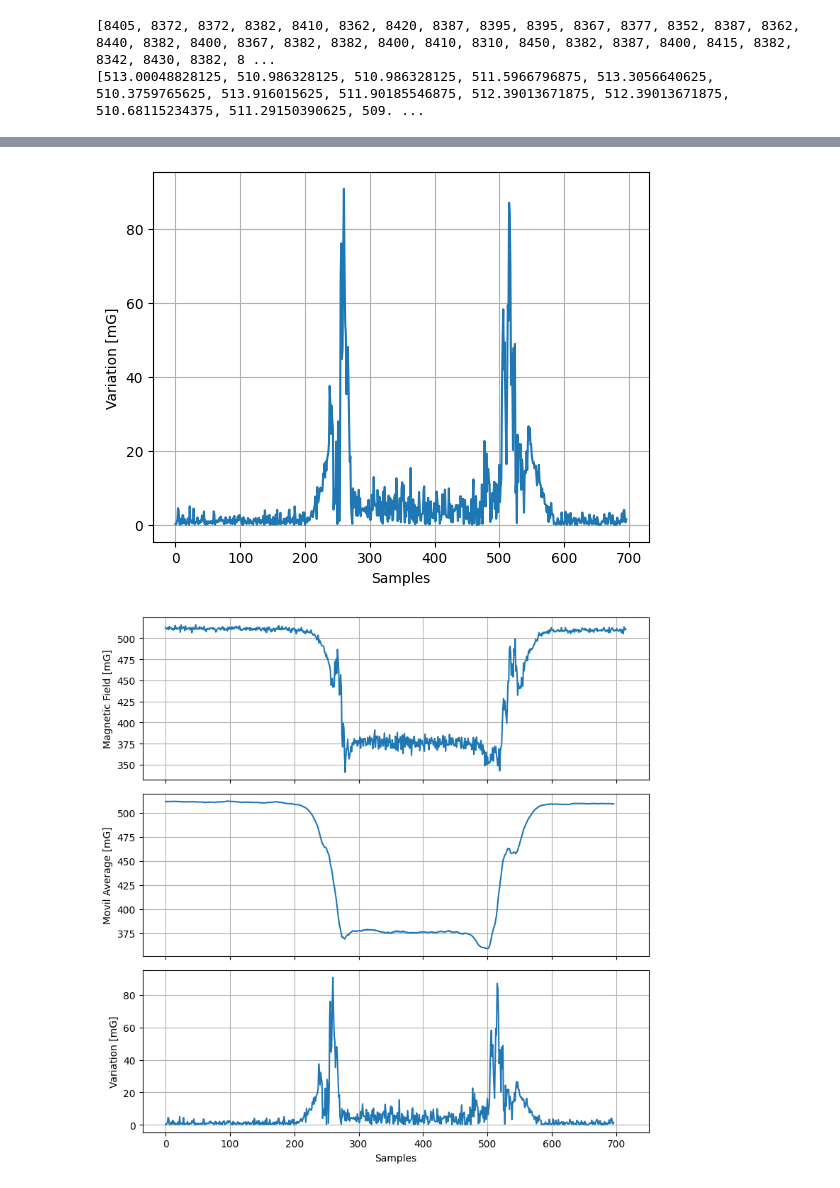
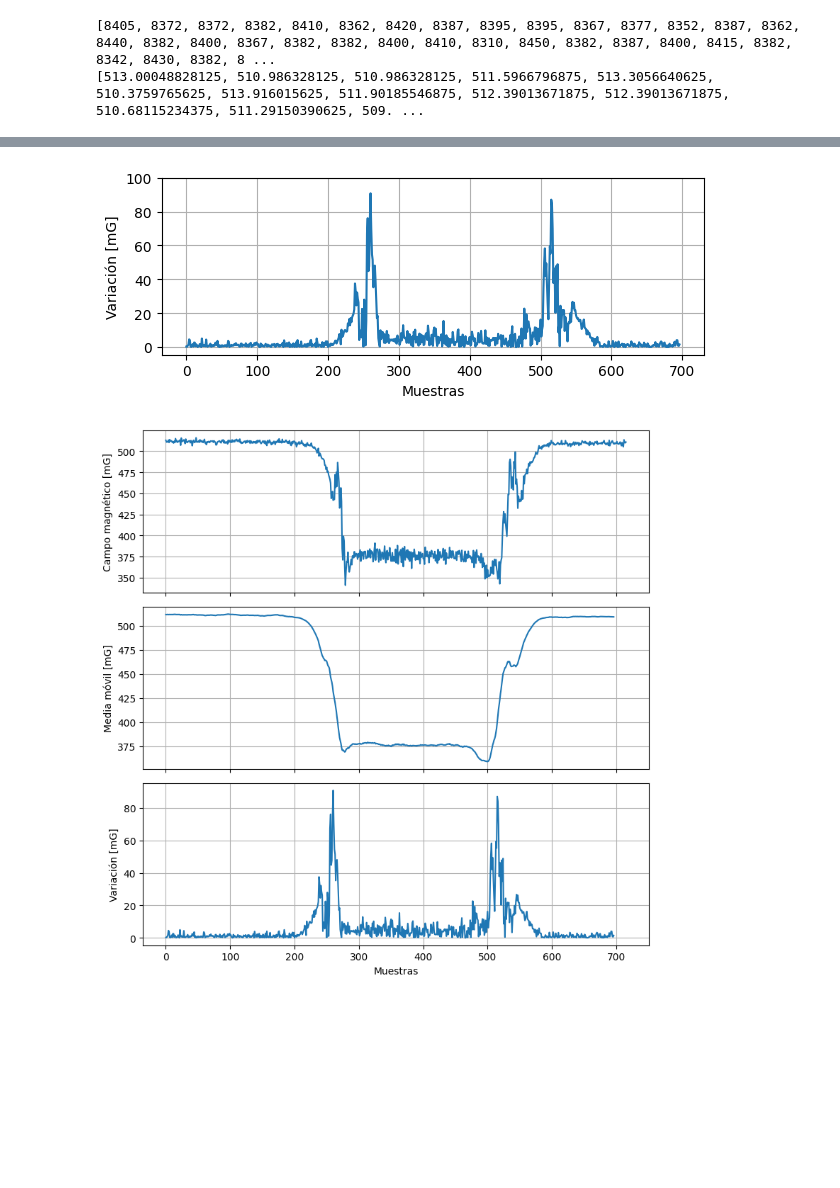
Before and after one commit to dsec-thesis/project_report, a Jupyter notebook: utils/qmc5883l.ipynb, the cells around one changed output, grey strips where cells are left out. Cells and saved outputs as stored; diff of their text form; code cells hidden in the pictures; blank space fills up the shorter version.

```diff
--- a/utils/qmc5883l.ipynb
+++ b/utils/qmc5883l.ipynb
@@ -43,33 +50,36 @@ plt.show()
 # %%
 variation = np.abs(movil_average - np.array(samples_mg[windows-1:]))
 
+plt.figure(figsize=(7,2.3))
 plt.plot(list(range(len(variation))), variation)
-plt.xlabel("Samples")
-plt.ylabel("Variation [mG]")
+plt.xlabel("Muestras")
+plt.ylabel("Variación [mG]")
 plt.grid(True)
+plt.xticks(np.arange(0, 800, 100))
+plt.yticks(np.arange(0, 101, 20))
 plt.show()
 # %% [output]
-[figure, old version]
+[figure, new version]
 # %%
 fig, (ax1, ax2, ax3) = plt.subplots(3, 1, figsize=(8, 8), sharex=True)
 
 #Plot 1: Magnetic Field
 ax1.plot(list(range(len(samples_mg))), samples_mg)
-ax1.set_ylabel("Magnetic Field [mG]")
+ax1.set_ylabel("Campo magnético [mG]")
 ax1.grid(True)
 
 # Plot 1: Movil Average
 ax2.plot(list(range(len(movil_average))), movil_average)
-ax2.set_ylabel('Movil Average [mG]')
+ax2.set_ylabel('Media móvil [mG]')
 ax2.grid(True)
 
 # Plot 2: Variation
 ax3.plot(list(range(len(variation))), variation, label='Diferencia Absoluta')
-ax3.set_ylabel('Variation [mG]')
-ax3.set_xlabel('Samples')
+ax3.set_ylabel('Variación [mG]')
+ax3.set_xlabel('Muestras')
 ax3.grid(True)
 
 plt.tight_layout()
 plt.show()
 # %% [output]
-[figure, old version]
+[figure, new version]
```
Also changed, not shown: parts of 2 cells of this notebook, 2 other files.
